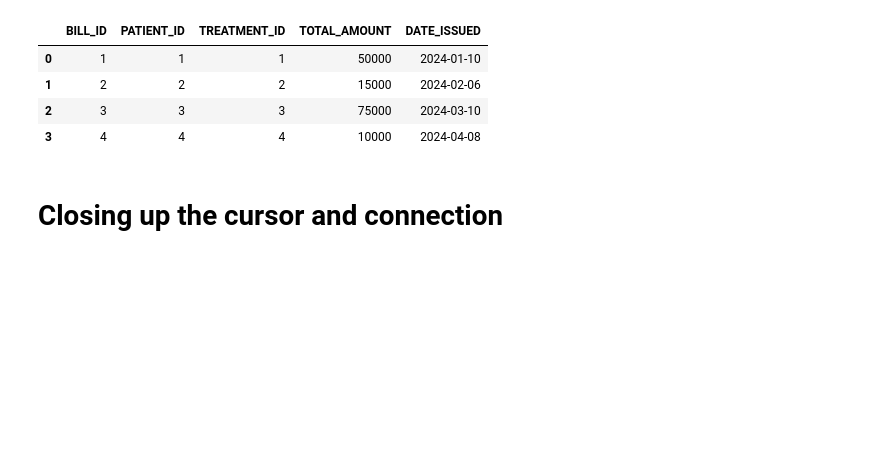
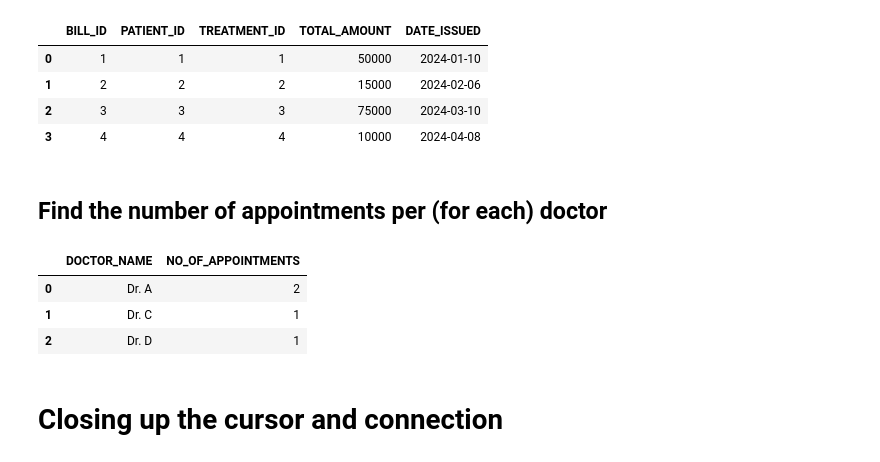
Before and after one commit to TheMagitian/hospital-normalization, a Jupyter notebook: hospital-normalization.ipynb, the cells around one changed output. Cells and saved outputs as stored; diff of their text form; code cells hidden in the pictures; blank space fills up the shorter version.

```diff
--- a/hospital-normalization.ipynb
+++ b/hospital-normalization.ipynb
@@ -425,6 +425,26 @@ df
 | 1 | 2 | 2 | 2 | 15000 | 2024-02-06 |
 | 2 | 3 | 3 | 3 | 75000 | 2024-03-10 |
 | 3 | 4 | 4 | 4 | 10000 | 2024-04-08 |
+# %% [markdown]
+## Find the number of appointments per (for each) doctor
+# %%
+cursor.execute("""
+    select d.name as doctor_name, count(a.appointment_id) as no_of_appointments
+    from appointment a
+    join doctor d on
+    a.doctor_id = d.doctor_id
+    group by d.name
+    """)
+results = cursor.fetchall()
+columns = [col[0] for col in cursor.description]
+
+df = pd.DataFrame(results, columns=columns)
+df
+# %% [output]
+|  | DOCTOR_NAME | NO_OF_APPOINTMENTS |
+| 0 | Dr. A | 2 |
+| 1 | Dr. C | 1 |
+| 2 | Dr. D | 1 |
 # %% [markdown]
 # Closing up the cursor and connection
 # %%
```
Also changed, not shown: parts of 1 cell of this notebook.
